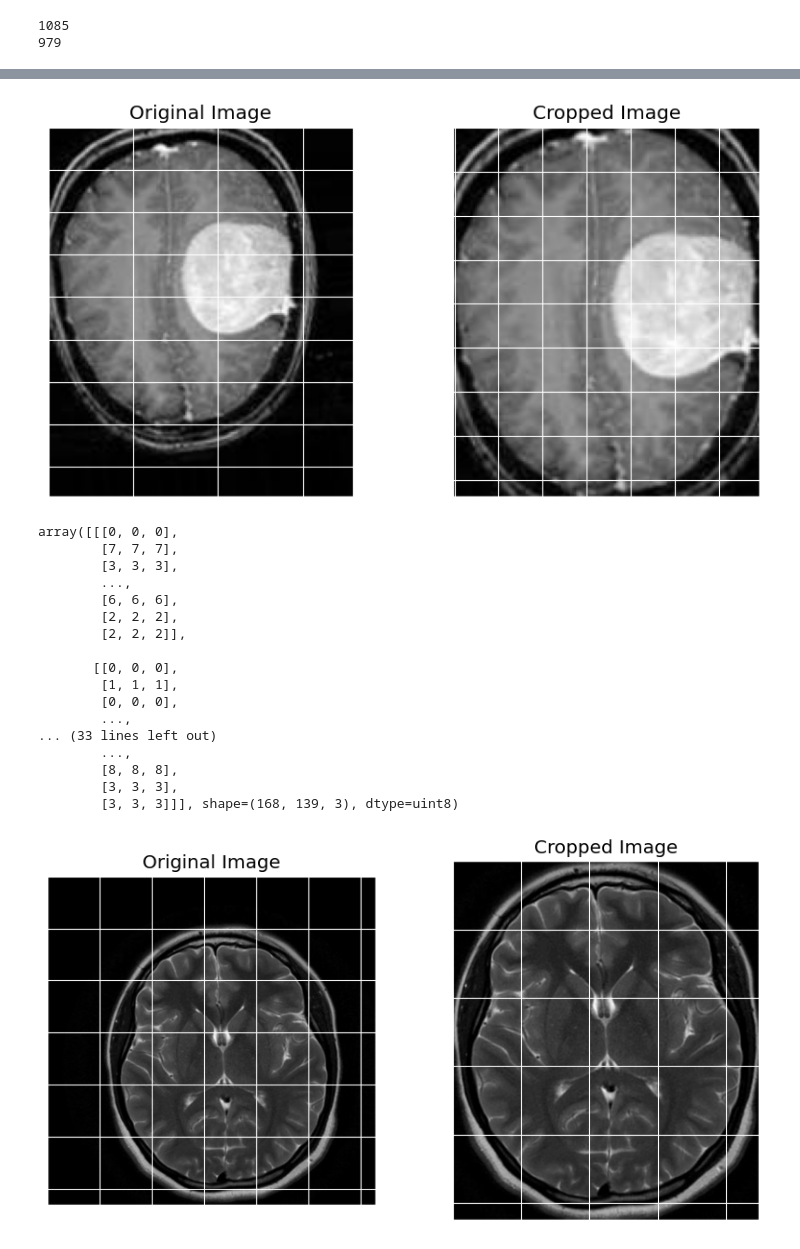
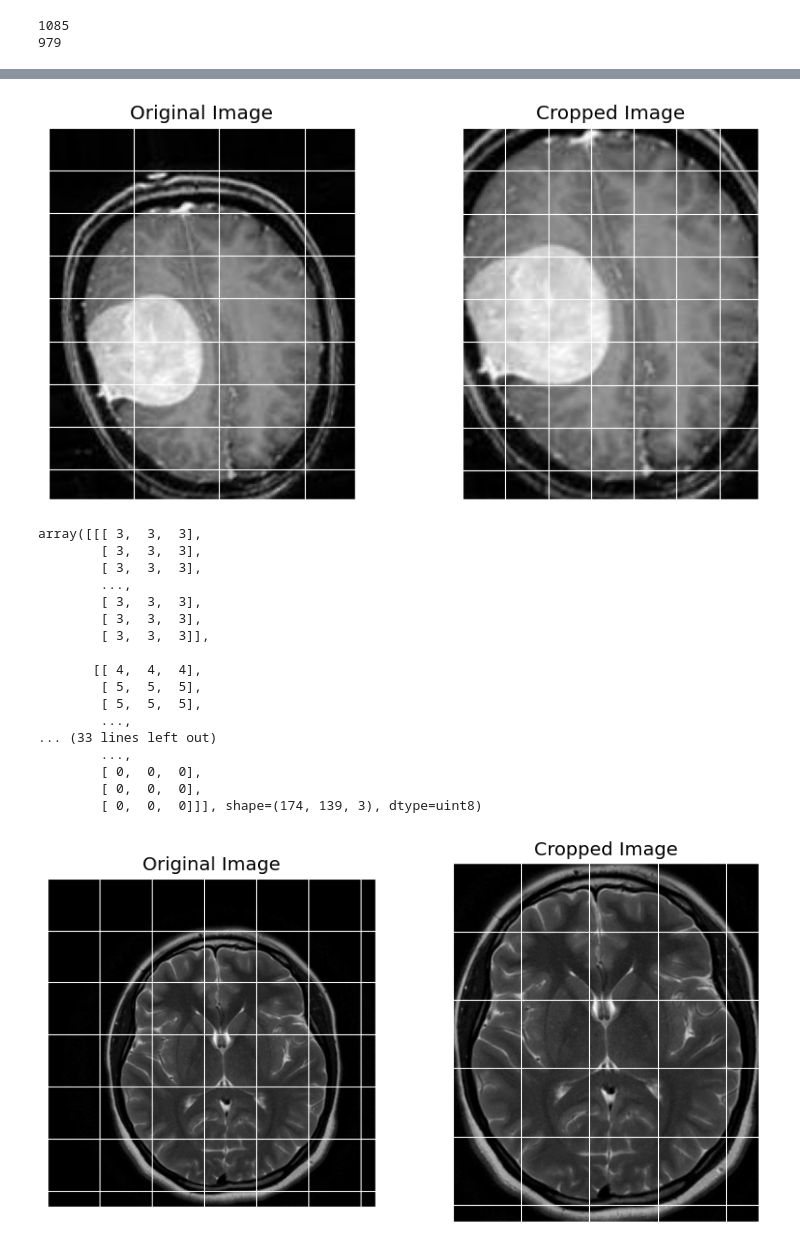
Before and after one commit to ChandranSukirthan/Advanced-Brain-Tumor-Classification-Using-Deep-Learning, a Jupyter notebook: Advance DL Project Brain Tumor Image Classification.ipynb, the cells around one changed output, grey strips where cells are left out. Saved outputs shown, nothing was run; the diff lists cells and outputs as text; code cells hidden in the pictures.

```diff
--- a/Advance DL Project Brain Tumor Image Classification.ipynb
+++ b/Advance DL Project Brain Tumor Image Classification.ipynb
@@ -227,27 +227,27 @@ def crop_brain_tumor(image, plot=False):
 
     return new_image
 # %%
-img = cv2.imread("augmented_data/yes/augY_1_0_1529.jpg")
+img = cv2.imread("augmented_data/yes/augY_1_0_259.jpg")
 crop_brain_tumor(img, True)
 # %% [output]
-[figure, old version]
+[figure, new version]
-array([[[0, 0, 0],
-        [7, 7, 7],
-        [3, 3, 3],
+array([[[ 3,  3,  3],
+        [ 3,  3,  3],
+        [ 3,  3,  3],
         ...,
-        [6, 6, 6],
-        [2, 2, 2],
-        [2, 2, 2]],
+        [ 3,  3,  3],
+        [ 3,  3,  3],
+        [ 3,  3,  3]],
 
-       [[0, 0, 0],
-        [1, 1, 1],
-        [0, 0, 0],
+       [[ 4,  4,  4],
+        [ 5,  5,  5],
+        [ 5,  5,  5],
         ...,
 ... (33 lines left out)
         ...,
-        [8, 8, 8],
-        [3, 3, 3],
-        [3, 3, 3]]], shape=(168, 139, 3), dtype=uint8)
+        [ 0,  0,  0],
+        [ 0,  0,  0],
+        [ 0,  0,  0]]], shape=(174, 139, 3), dtype=uint8)
 # %%
 img = cv2.imread("augmented_data/no/augN_1_0_3382.jpg")
 crop_brain_tumor(img, True)
```
Also changed, not shown: parts of 2 cells of this notebook.
